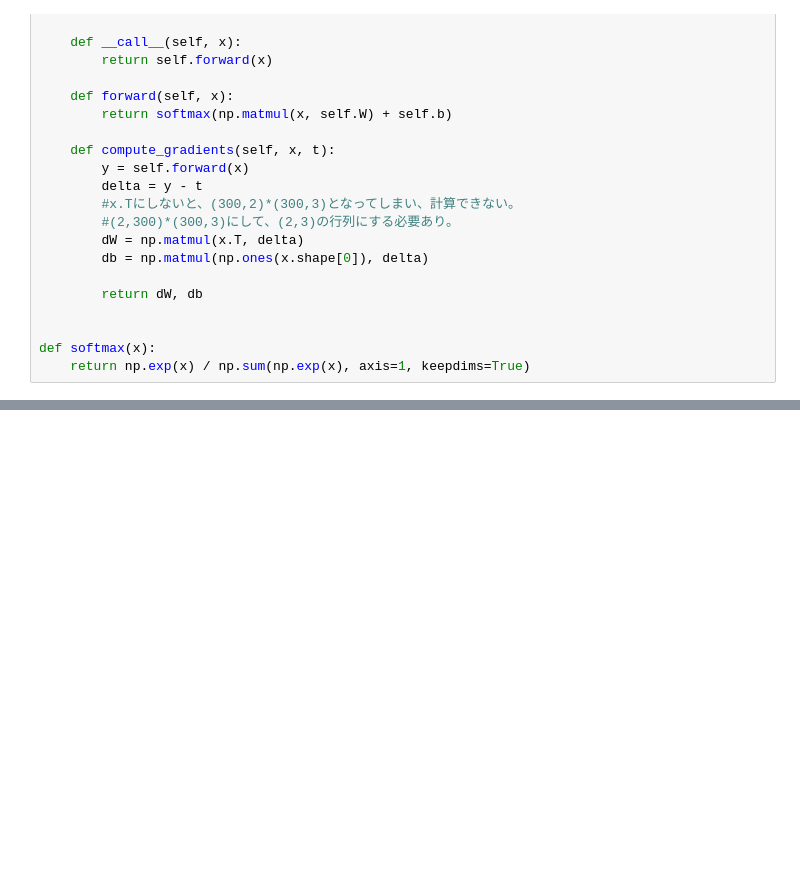
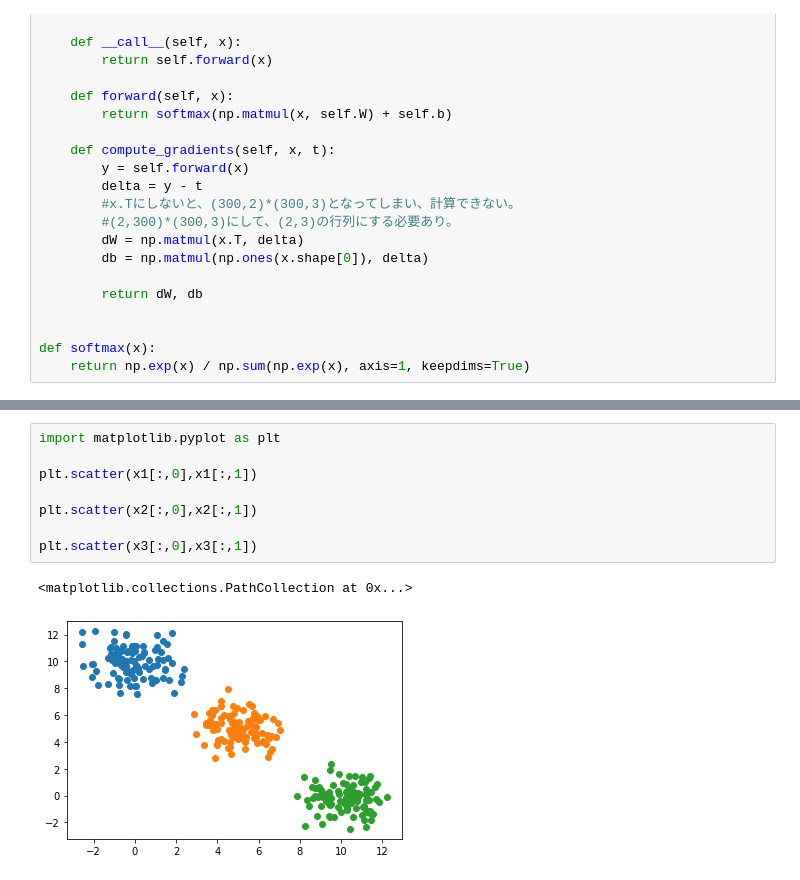
Before and after one commit to renya1993/Learning, a Jupyter notebook: 多クラスロジスティック回帰.ipynb, the cells around one changed output, grey strips where cells are left out. Cells and saved outputs as stored; diff of their text form; blank space fills up the shorter version.

```diff
--- a/多クラスロジスティック回帰.ipynb
+++ b/多クラスロジスティック回帰.ipynb
@@ -191,0 +199,11 @@ Prediction matched: [ True  True  True  True  True]
+# %%
+import matplotlib.pyplot as plt
+
+plt.scatter(x1[:,0],x1[:,1])
+
+plt.scatter(x2[:,0],x2[:,1])
+
+plt.scatter(x3[:,0],x3[:,1])
+# %% [output]
+<matplotlib.collections.PathCollection at 0x...>
+[figure, added]
```
Also changed, not shown: parts of 3 cells of this notebook.
